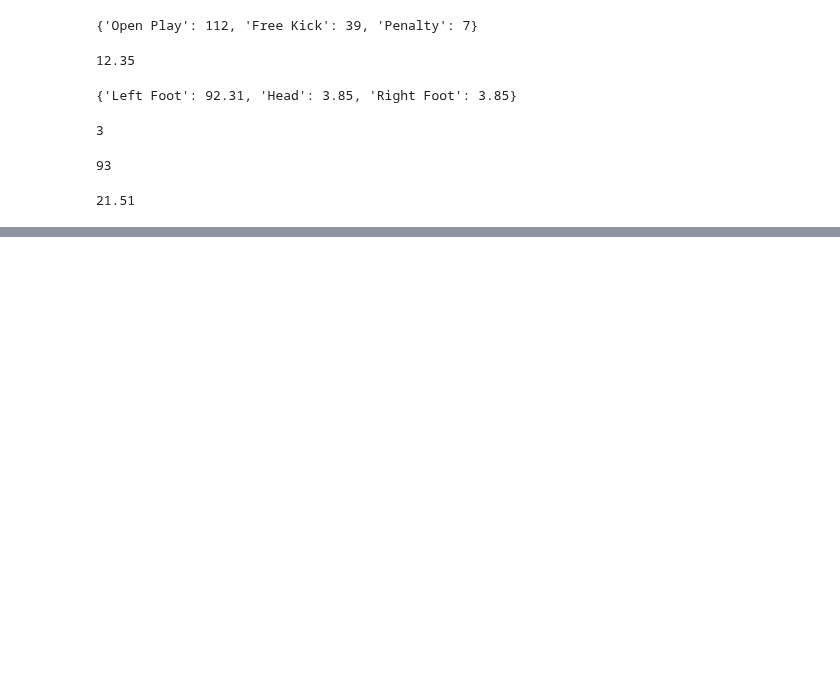
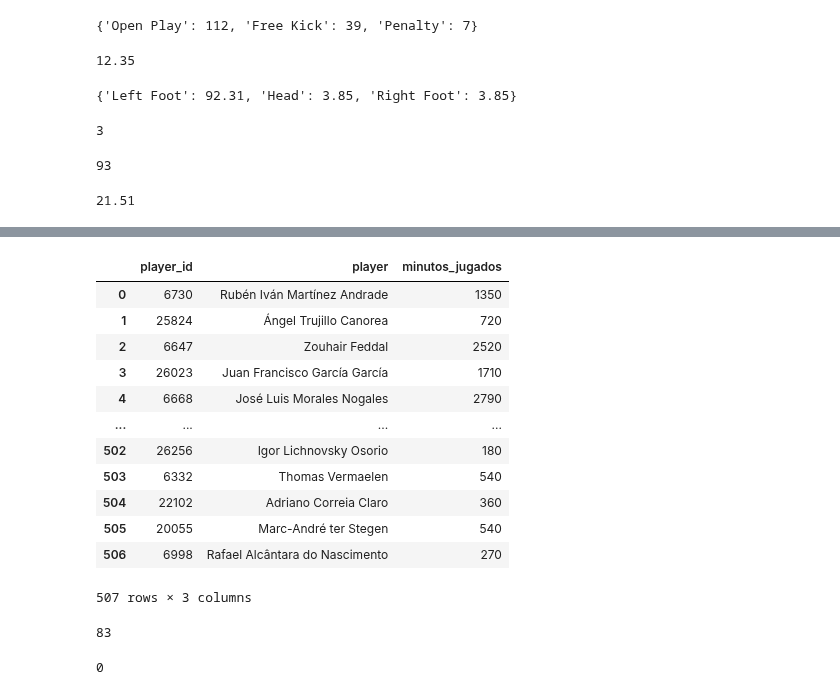
Before and after one commit to Germiprogramer/TFG-Agente-de-Scouting, a Jupyter notebook: funciones.ipynb, the cells around one changed output, grey strips where cells are left out. Cells and saved outputs as stored; diff of their text form; code cells hidden in the pictures; blank space fills up the shorter version.

```diff
--- a/funciones.ipynb
+++ b/funciones.ipynb
@@ -1529,0 +1566,5 @@ tasa_conversion_dentro_area(messi)
+# %%
+# Selecciona solo los eventos de tipo 'Starting XI'
+alineaciones = partido[partido['type'] == 'Starting XI']
+for tactitcs in alineaciones["tactics"]:
+    print(tactitcs)
@@ -1529,0 +1649,2 @@ tasa_conversion_dentro_area(messi)
+# %%
+minutos = calcular_minutos_jugados(laliga_16['match_id'].unique())
@@ -1529,0 +1671,67 @@ tasa_conversion_dentro_area(messi)
+# %%
+minutos
+# %% [output]
+|  | player_id | player | minutos_jugados |
+| 0 | 6730 | Rubén Iván Martínez Andrade | 1350 |
+| 1 | 25824 | Ángel Trujillo Canorea | 720 |
+| 2 | 6647 | Zouhair Feddal | 2520 |
+| 3 | 26023 | Juan Francisco García García | 1710 |
+| 4 | 6668 | José Luis Morales Nogales | 2790 |
+| ... | ... | ... | ... |
+| 502 | 26256 | Igor Lichnovsky Osorio | 180 |
+| 503 | 6332 | Thomas Vermaelen | 540 |
+| 504 | 22102 | Adriano Correia Claro | 360 |
+| 505 | 20055 | Marc-André ter Stegen | 540 |
+| 506 | 6998 | Rafael Alcântara do Nascimento | 270 |
+507 rows × 3 columns
+# %%
+def paradas_reales(df):
+    """
+    Devuelve el número de paradas reales hechas por el portero,
+    según los criterios definidos por Opta:
+    - Solo se cuentan eventos que sean realmente frente a un tiro.
+    - Se filtra por goalkeeper_type y goalkeeper_outcome.
+    """
+    tipos_validos = [
+        'Shot Saved', 'Shot Saved Off T', 'Shot Saved To Post',
+        'Saved To Post', 'Penalty Saved To Post', 'Penalty Saved'
+    ]
+
+    outcomes_validos = [
+        'Success', 'In Play Safe', 'In Play Danger',
+        'Saved Twice', 'Touched Out', 'Won'
+    ]
+
+    return df[
+        (df['goalkeeper_type'].isin(tipos_validos)) &
+        (df['goalkeeper_outcome'].isin(outcomes_validos))
+    ].shape[0]
+
+paradas_reales(bravo)
+# %% [output]
+83
+# %%
+def penaltis_enfrentados_y_parados(df):
+    """
+    Devuelve una tupla con:
+    - Número de penaltis enfrentados por el portero.
+    - Número de penaltis parados (incluye los que dieron en el poste tras intervención).
+    """
+    tipos_penalti = [
+        'Penalty Faced', 'Penalty Saved', 'Penalty Saved To Post'
+    ]
+
+    paradas_penalti = [
+        'Penalty Saved', 'Penalty Saved To Post'
+    ]
+
+    parados = df[
+        (df['type'] == 'Goalkeeper') &
+        (df['goalkeeper_type'].isin(paradas_penalti))
+    ].shape[0]
+
+    return parados
+
+penaltis_enfrentados_y_parados(bravo)
+# %% [output]
+0
```
Also changed, not shown: parts of 11 cells of this notebook.
